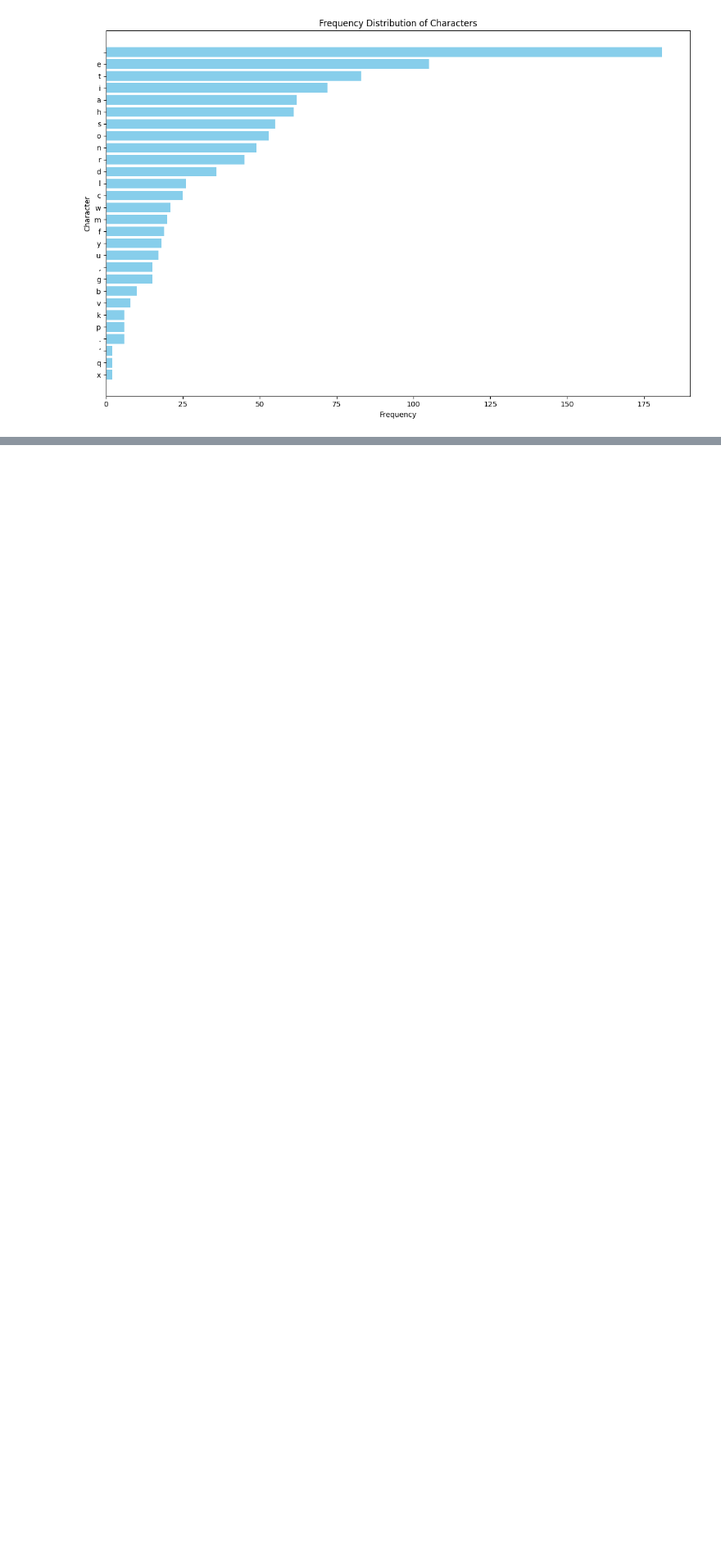
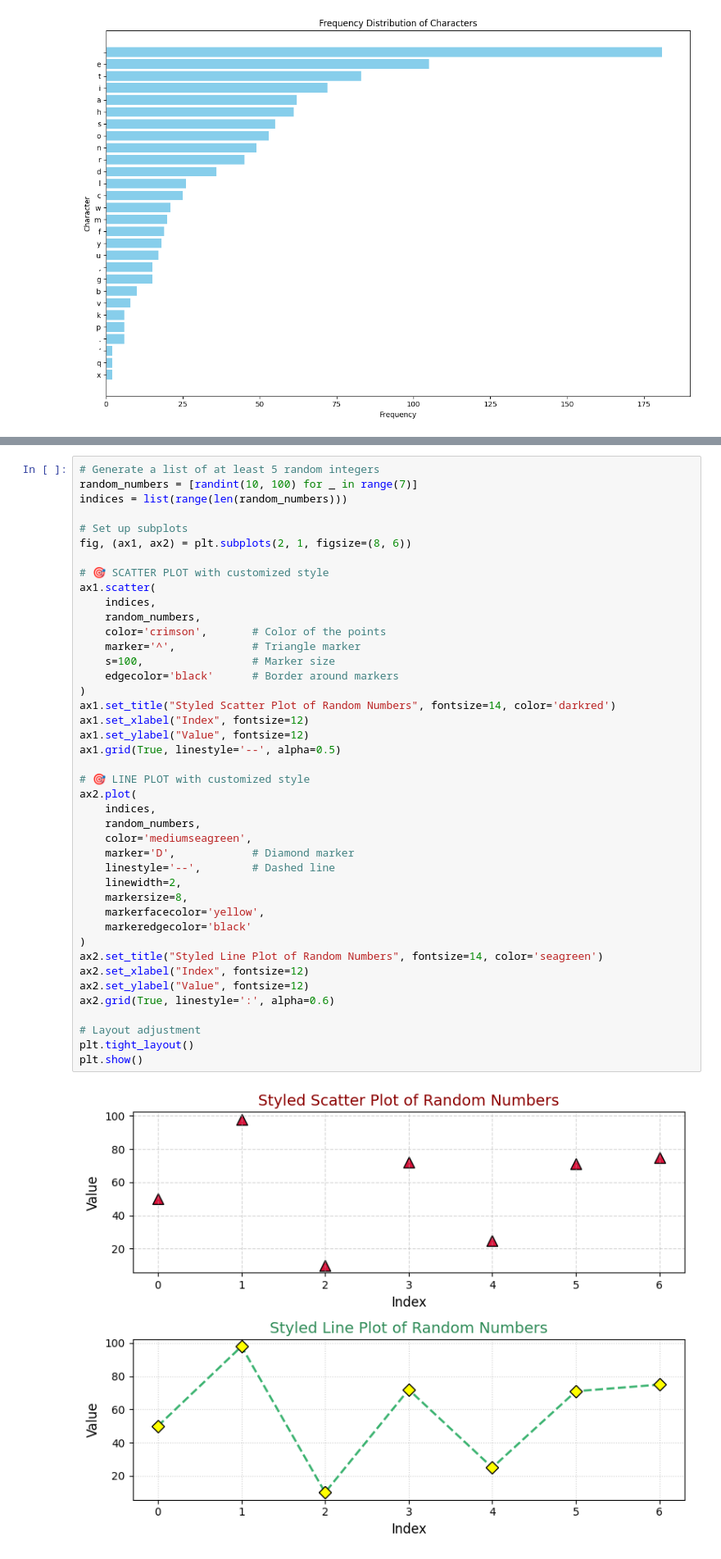
Before and after one commit to s256657/pyplot, a Jupyter notebook: pyplot.ipynb, the cells around one changed output, grey strips where cells are left out. Shown at 82% size. Cells and saved outputs as stored; diff of their text form; blank space fills up the shorter version.

```diff
--- a/pyplot.ipynb
+++ b/pyplot.ipynb
@@ -85,3 +110,47 @@ plt.show()
+# %%
+# Generate a list of at least 5 random integers
+random_numbers = [randint(10, 100) for _ in range(7)]
+indices = list(range(len(random_numbers)))
+
+# Set up subplots
+fig, (ax1, ax2) = plt.subplots(2, 1, figsize=(8, 6))
+
+# 🎯 SCATTER PLOT with customized style
+ax1.scatter(
+    indices,
+    random_numbers,
+    color='crimson',       # Color of the points
+    marker='^',            # Triangle marker
+    s=100,                 # Marker size
+    edgecolor='black'      # Border around markers
+)
+ax1.set_title("Styled Scatter Plot of Random Numbers", fontsize=14, color='darkred')
+ax1.set_xlabel("Index", fontsize=12)
+ax1.set_ylabel("Value", fontsize=12)
+ax1.grid(True, linestyle='--', alpha=0.5)
+
+# 🎯 LINE PLOT with customized style
+ax2.plot(
+    indices,
+    random_numbers,
+    color='mediumseagreen',
+    marker='D',            # Diamond marker
+    linestyle='--',        # Dashed line
+    linewidth=2,
+    markersize=8,
+    markerfacecolor='yellow',
+    markeredgecolor='black'
+)
+ax2.set_title("Styled Line Plot of Random Numbers", fontsize=14, color='seagreen')
+ax2.set_xlabel("Index", fontsize=12)
+ax2.set_ylabel("Value", fontsize=12)
+ax2.grid(True, linestyle=':', alpha=0.6)
+
+# Layout adjustment
+plt.tight_layout()
+plt.show()
+# %% [output]
+[figure, added]
 # %% [markdown]
 4. Given the data sets below, plot or scatter both on the same set of axes.  You are plotting the time it takes to execute a sorting algorithm on a list of a given size; your x axis should be the size, and the y axis is time.  Assume that `insertion_sort_times[i]` is how long it took to sort a list of length `sizes[i]`.  Add a legend to your plot showing which is insertion sort and which is merge sort.  Use the variable names to determine which data is which.
 # %%
```
Also changed, not shown: parts of 3 cells of this notebook.
